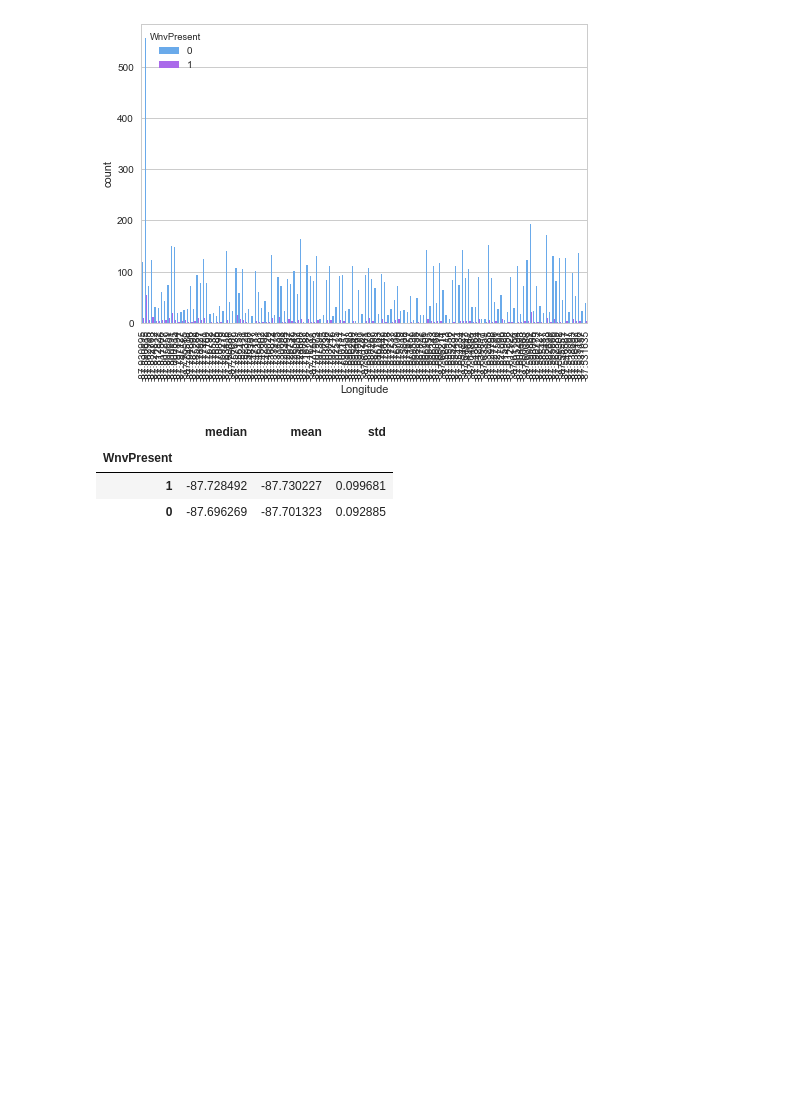
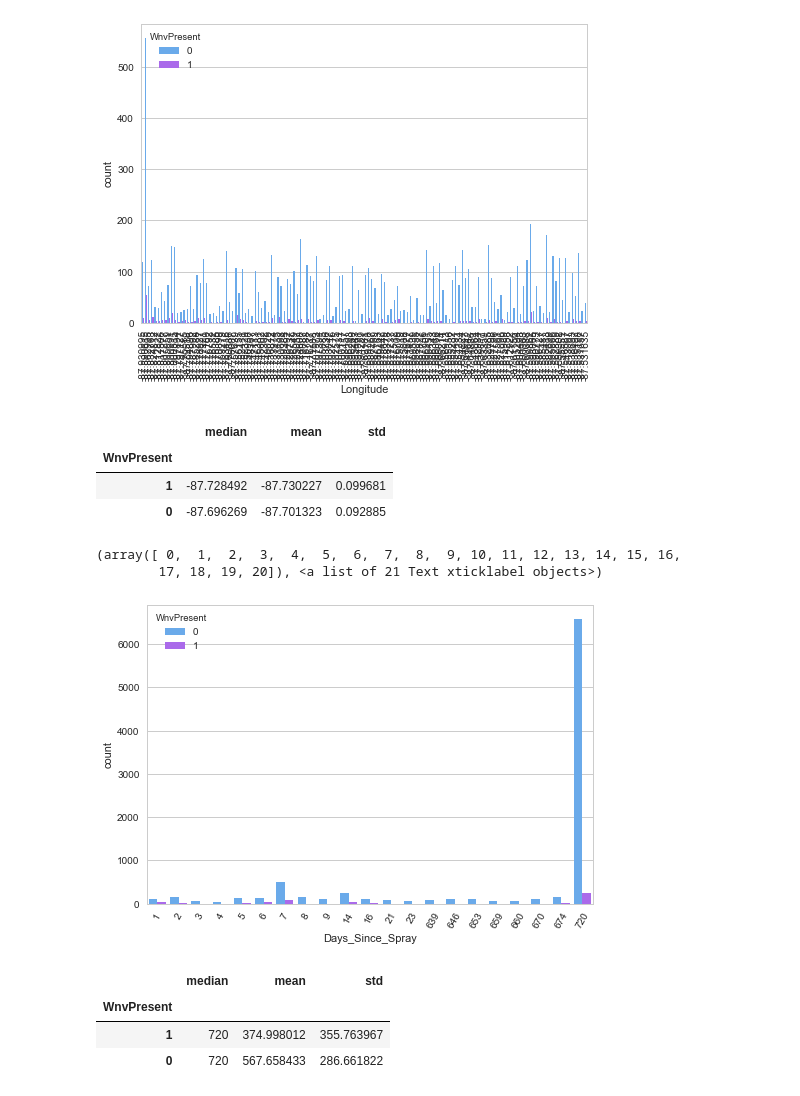
Before and after one commit to joshsparks/DSI-Kaggle, a Jupyter notebook: code/Refining-Combining-Data.ipynb, the cells around one changed output. Cells and saved outputs as stored; diff of their text form; code cells hidden in the pictures; blank space fills up the shorter version.

```diff
--- a/code/Refining-Combining-Data.ipynb
+++ b/code/Refining-Combining-Data.ipynb
@@ -330,5 +342,16 @@ trainc.groupby("WnvPresent").Longitude.agg(["median", "mean", "std"]).sort_value
 # %%
-# sns.countplot(x = "Days_Since_Spray", hue = "target", data = adults, palette = "cool")
+sns.countplot(x = "Days_Since_Spray", hue = "WnvPresent", data = trainc, palette = "cool")
 # plt.xlabel("Relationship to Descriptor", fontsize = 24)
 # plt.title("Wage Disparity within Households", fontsize = 32)
-# plt.xticks(rotation = 60)
+plt.xticks(rotation = 60)
+# %% [output]
+(array([ 0,  1,  2,  3,  4,  5,  6,  7,  8,  9, 10, 11, 12, 13, 14, 15, 16,
+        17, 18, 19, 20]), <a list of 21 Text xticklabel objects>)
+[figure, added]
+# %%
+trainc.groupby("WnvPresent").Days_Since_Spray.agg(["median", "mean", "std"]).sort_values("mean")
+# %% [output]
+|  | median | mean | std |
+| WnvPresent |  |  |  |
+| 1 | 720 | 374.998012 | 355.763967 |
+| 0 | 720 | 567.658433 | 286.661822 |
```
Also changed, not shown: parts of 53 cells of this notebook.
